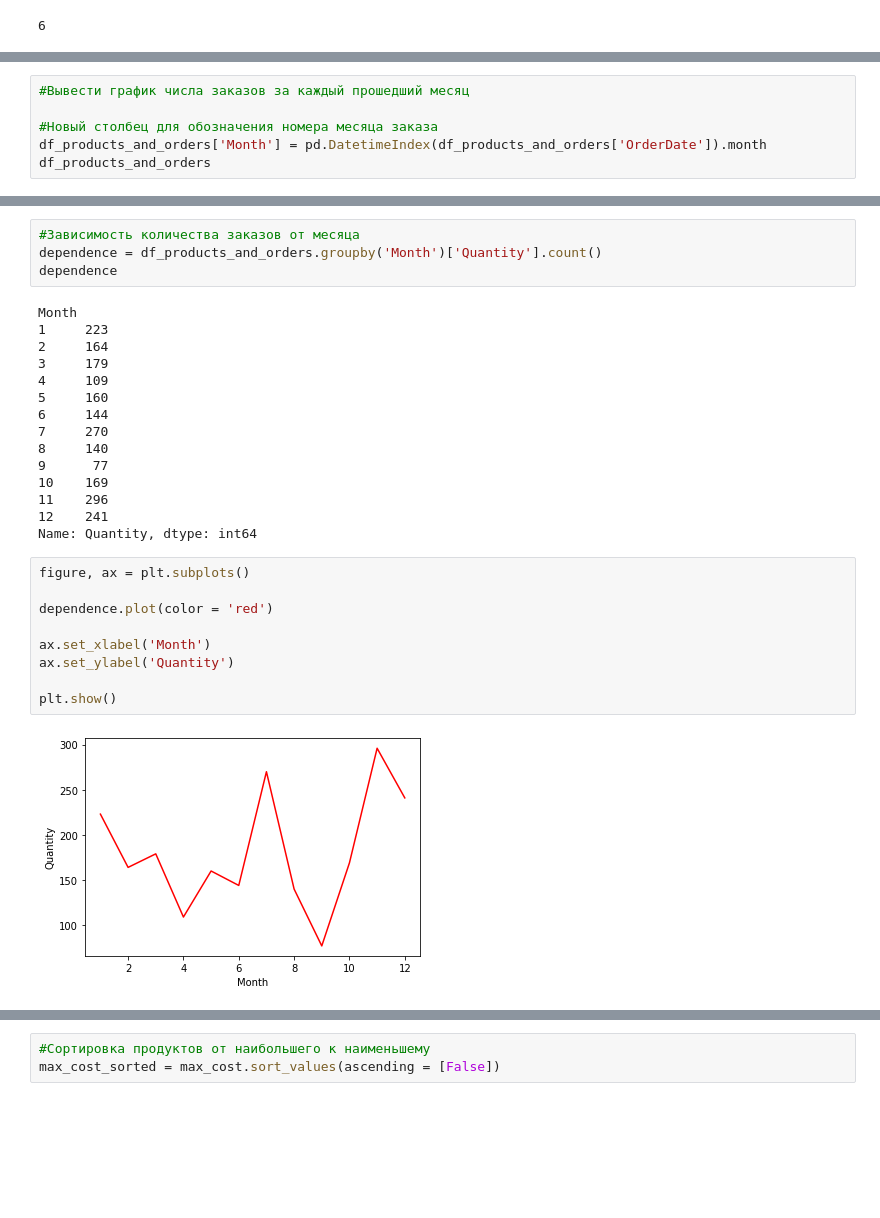
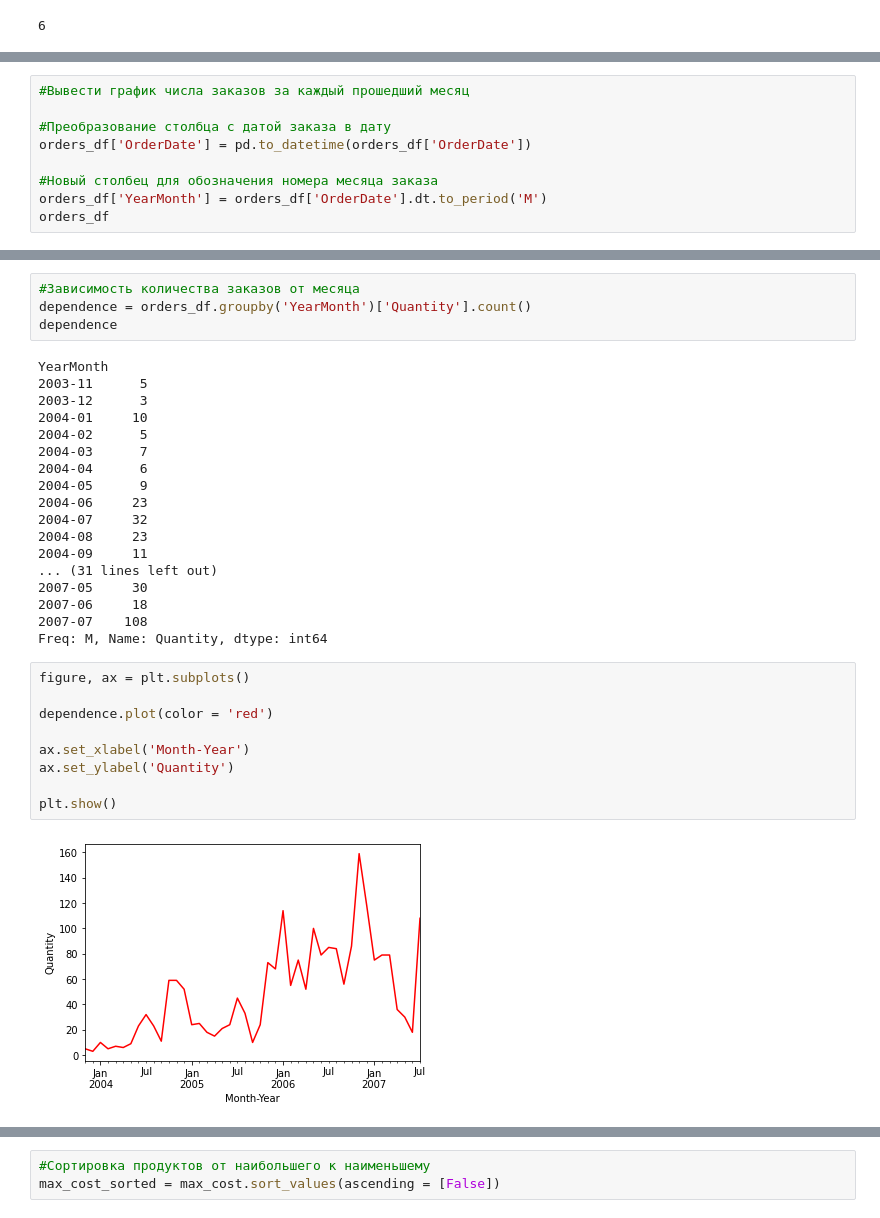
Before and after one commit to Alsecode/ML_lab1, a Jupyter notebook: ЛР2/lab2_1.1.ipynb, the cells around one changed output, grey strips where cells are left out. Saved outputs shown, nothing was run; the diff lists cells and outputs as text; blank space fills up the shorter version.

```diff
--- a/ЛР2/lab2_1.1.ipynb
+++ b/ЛР2/lab2_1.1.ipynb
@@ -129,7 +113,10 @@ array(['Мидии', 'Кальмары', 'Креветки', 'Мидии мин
 # %%
 #Вывести график числа заказов за каждый прошедший месяц
 
+#Преобразование столбца с датой заказа в дату
+orders_df['OrderDate'] = pd.to_datetime(orders_df['OrderDate'])
+
 #Новый столбец для обозначения номера месяца заказа
-df_products_and_orders['Month'] = pd.DatetimeIndex(df_products_and_orders['OrderDate']).month
-df_products_and_orders
+orders_df['YearMonth'] = orders_df['OrderDate'].dt.to_period('M')
+orders_df
 # %% [output]
@@ -149,32 +136,35 @@ df_products_and_orders
 # %%
 #Зависимость количества заказов от месяца
-dependence = df_products_and_orders.groupby('Month')['Quantity'].count()
+dependence = orders_df.groupby('YearMonth')['Quantity'].count()
 dependence
 # %% [output]
-Month
-1     223
-2     164
-3     179
-4     109
-5     160
-6     144
-7     270
-8     140
-9      77
-10    169
-11    296
-12    241
-Name: Quantity, dtype: int64
+YearMonth
+2003-11      5
+2003-12      3
+2004-01     10
+2004-02      5
+2004-03      7
+2004-04      6
+2004-05      9
+2004-06     23
+2004-07     32
+2004-08     23
+2004-09     11
+... (31 lines left out)
+2007-05     30
+2007-06     18
+2007-07    108
+Freq: M, Name: Quantity, dtype: int64
 # %%
 figure, ax = plt.subplots()
 
 dependence.plot(color = 'red')
 
-ax.set_xlabel('Month')
+ax.set_xlabel('Month-Year')
 ax.set_ylabel('Quantity')
 
 plt.show()
 # %% [output]
-[figure, old version]
+[figure, new version]
 # %%
 #Удаление добавленного ранее столбца
```
Also changed, not shown: parts of 18 cells of this notebook, 1 other file.
